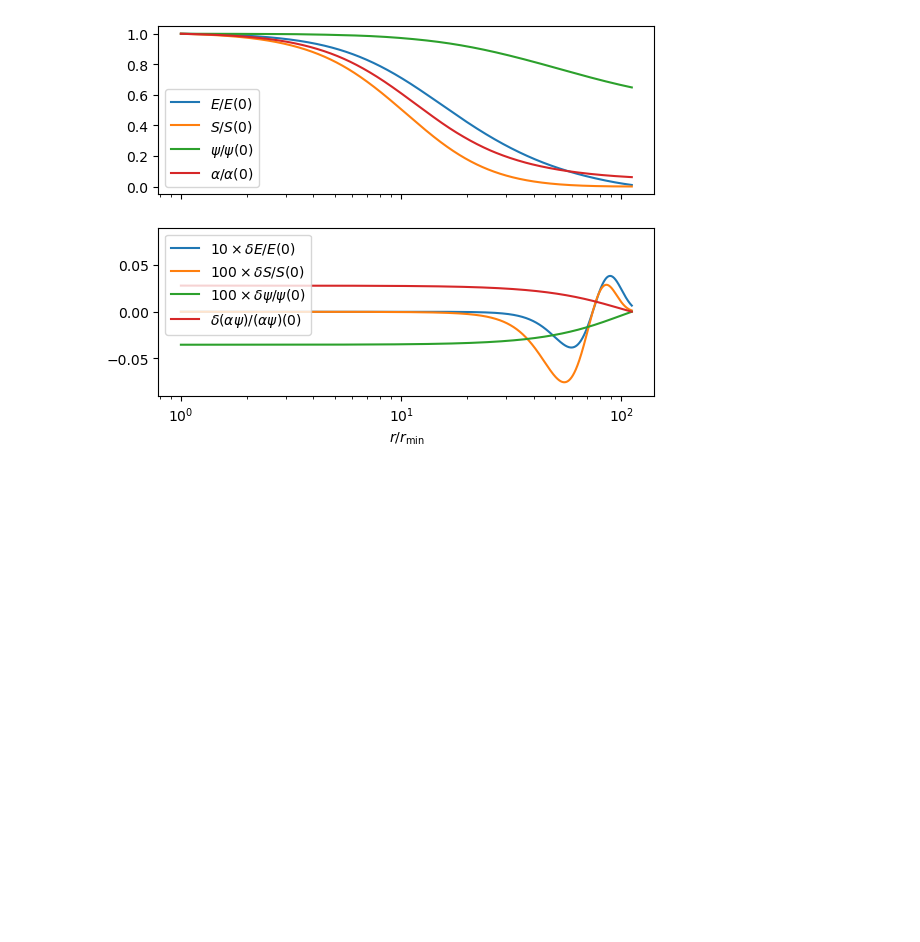
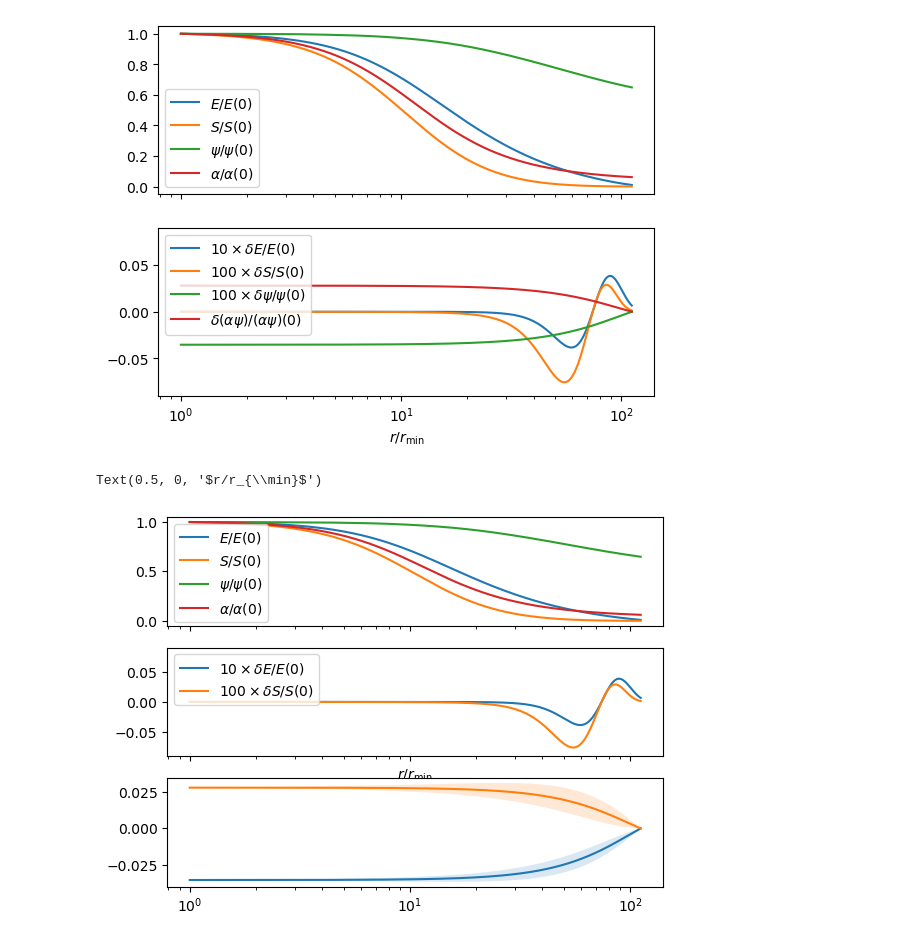
Before and after one commit to Poincare-code/henri, a Jupyter notebook: notebooks/figures_perturbed_density.ipynb, the cells around one changed output. Drawn from its saved outputs; the diff is of its cells as text; code cells hidden in the pictures; blank space fills up the shorter version.

```diff
--- a/notebooks/figures_perturbed_density.ipynb
+++ b/notebooks/figures_perturbed_density.ipynb
@@ -277,9 +277,9 @@ plt.xlabel("R")
 # Uncertainty computation
 sigma_prior = np.identity(C.shape[0])*amplitude**(-1.5)
 p = np.linalg.solve(sigma_prior.T @ C.T, np.array([l(n+1,R) for n in range(DD.shape[0])]))
-diag_PTP = np.einsum('ij,ij->j', p, p)
+dpsi_var = np.einsum('ij,ij->j', p, p)
 
-plt.fill_between(R, dpsi_solution(R)/R - np.sqrt(diag_PTP),  dpsi_solution(R)/R + np.sqrt(diag_PTP), alpha=0.17)
+plt.fill_between(R, dpsi_solution(R)/R - np.sqrt(dpsi_var),  dpsi_solution(R)/R + np.sqrt(dpsi_var), alpha=0.17)
 # %% [output]
 <matplotlib.collections.FillBetweenPolyCollection at 0x...>
 [figure]
@@ -483,3 +483,39 @@ ax[1].set_xlabel(r"$r/r_{\min}$")
 plt.savefig("plots/tov.pdf")
 # %% [output]
 [figure]
+# %%
+fig, ax = plt.subplots(3, 1, sharex=True)
+
+# ax[0].set_title('TOV solution and perturbation')
+
+ax[0].plot(R/R[0], E/E[0], label=r"$E/E(0)$")
+ax[0].plot(R/R[0], S/S[0], label=r"$S/S(0)$")
+ax[0].plot(R/R[0], psi/psi[0], label=r"$\psi/\psi(0)$")
+ax[0].plot(R/R[0], alpha/alpha[0], label=r"$\alpha/\alpha(0)$")
+ax[0].set_xscale('log')
+# ax[1].set_yscale('log')
+
+ax[1].plot(R/R[0], 10* (E_perturbed - E)/E[0], label=r"$10 \times \delta E/E(0)$")
+ax[1].plot(R/R[0], 100*(S_perturbed - S)/S[0], label=r"$100 \times \delta S/S(0)$")
+
+
+ax[2].plot(R/R[0], 100*(dpsi_solution(R)/R)/(psi[0]), label=r"$100 \times \delta \psi/\psi(0)$")
+ax[2].plot(R/R[0], (d_alpha_psi_solution(R)/R)/(alpha[0]*psi[0]), label=r"$\delta (\alpha \psi)/(\alpha \psi)(0)$")
+
+ax[2].fill_between(R/R[0], 100*(dpsi_solution(R)/R - np.sqrt(dpsi_var))/(psi[0]), 100*(dpsi_solution(R)/R + np.sqrt(dpsi_var))/(psi[0]), label=r"$100 \times \delta \psi/\psi(0)$", alpha=0.17)
+ax[2].fill_between(R/R[0], (d_alpha_psi_solution(R)/R - np.sqrt(dalpha_psi_var))/(alpha[0]*psi[0]), (d_alpha_psi_solution(R)/R + np.sqrt(dalpha_psi_var))/(alpha[0]*psi[0]), label=r"$100 \times \delta \psi/\psi(0)$", alpha=0.17)
+# ax[2].fill_between(R/R[0], (d_alpha_psi_solution(R)/R)/(alpha[0]*psi[0]), label=r"$\delta (\alpha \psi)/(\alpha \psi)(0)$")
+
+
+
+ax[1].set_ylim((-0.09, 0.09))
+
+
+ax[0].legend()
+ax[1].legend()
+ax[1].set_xlabel(r"$r/r_{\min}$")
+
+# plt.savefig("plots/tov.pdf")
+# %% [output]
+Text(0.5, 0, '$r/r_{\\min}$')
+[figure, added]
```
Also changed, not shown: parts of 5 cells of this notebook.
